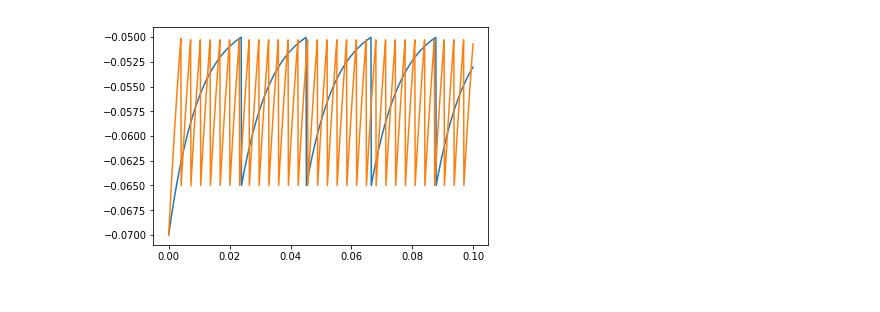
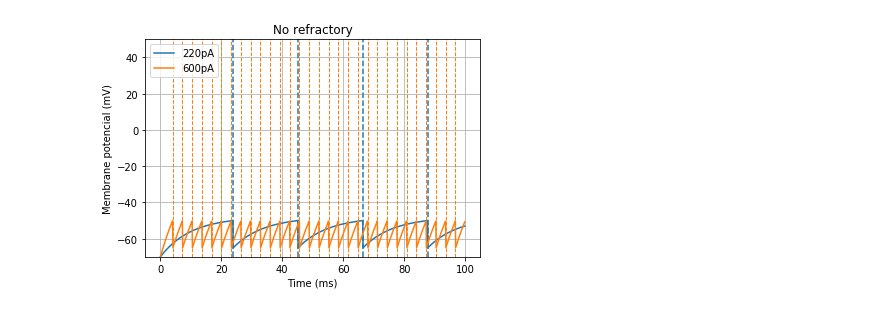
Before and after one commit to rmatsuda/introducao_neurociencia_computacional, a Jupyter notebook: renan/lista 2/final_membrana_potencial.ipynb, the cells around one changed output. Drawn from its saved outputs; the diff is of its cells as text; code cells hidden in the pictures.

```diff
--- a/renan/lista 2/final_membrana_potencial.ipynb
+++ b/renan/lista 2/final_membrana_potencial.ipynb
@@ -25,7 +25,7 @@ tau_Gref = 0.2*b2.ms
 deltaG = 2*b2.usiemens
 Gref_0 = 0*b2.siemens
 
-simulation_time = 10
+simulation_time = 100
 dt =  0.1 * b2.ms
 
 current = [220, 600]
@@ -39,7 +39,7 @@ current : amp
 """
 # LIF neuron using Brian2 library
 neuron = b2.NeuronGroup(
-    len(current), model=eqs, reset="v=v_reset_high; v=v_reset", threshold="v>firing_threshold",
+    len(current), model=eqs, reset="v=v_reset", threshold="v>firing_threshold",
     refractory=False, method="euler", dt=dt)
 neuron.v = v_rest  # set initial value
 neuron.current = current*b2.pA
@@ -51,10 +51,19 @@ spike_monitor = b2.SpikeMonitor(neuron)
 b2.run(simulation_time*b2.ms)
 
 plt.figure(1)
-plt.plot(state_monitor.t,state_monitor.v[0]/b2.mV)
-plt.plot(state_monitor.t,state_monitor.v[1]/b2.mV)
+for t in spike_monitor.spike_trains()[0]:
+    plt.axvline(t/b2.ms,0,50, ls='--', c='C0', lw=1.5)
+plt.plot(state_monitor.t/b2.ms,state_monitor.v[0]/b2.mV, label='220pA')
+for t in spike_monitor.spike_trains()[1]:
+    plt.axvline(t/b2.ms,0,50, ls='--', c='C1', lw=1)
+plt.plot(state_monitor.t/b2.ms,state_monitor.v[1]/b2.mV, label='600pA')
+plt.ylim((-70, 50))
+plt.title('No refractory')
+plt.xlabel('Time (ms)')
+plt.ylabel('Membrane potencial (mV)')
+plt.grid()
+plt.legend()
 
-print("oi")
 eqs = """
 dv/dt =
 ( ( (v_rest-v)/(membrane_capacitance * membrane_resistance) ) + (current/membrane_capacitance) ) : volt (unless refractory)
@@ -62,7 +71,7 @@ current : amp
 """
 # LIF neuron using Brian2 library
 neuron = b2.NeuronGroup(
-    len(current), model=eqs, reset="v=v_reset_high; v=v_reset", threshold="v>firing_threshold",
+    len(current), model=eqs, reset="v=v_reset", threshold="v>firing_threshold",
     refractory=refractory_time, method="euler")
 
 neuron.v = v_rest  # set initial value
@@ -72,11 +81,21 @@ neuron.current = current*b2.pA
 state_monitor = b2.StateMonitor(neuron, ["v"], record=True)
 spike_monitor = b2.SpikeMonitor(neuron)
 # run the simulation
-b2.run(simulation_time*b2.second)
+b2.run(simulation_time*b2.ms)
 
 plt.figure(2)
-plt.plot(state_monitor.t,state_monitor.v[0])
-plt.plot(state_monitor.t,state_monitor.v[1])
+for t in spike_monitor.spike_trains()[0]:
+    plt.axvline(t/b2.ms,0,50, ls='--', c='C0', lw=1.5)
+plt.plot(state_monitor.t/b2.ms,state_monitor.v[0]/b2.mV, label='220pA')
+for t in spike_monitor.spike_trains()[1]:
+    plt.axvline(t/b2.ms,0,50, ls='--', c='C1', lw=1)
+plt.plot(state_monitor.t/b2.ms,state_monitor.v[1]/b2.mV, label='600pA')
+plt.ylim((-70, 50))
+plt.title('Fixacao forcada da voltagem')
+plt.xlabel('Time (ms)')
+plt.ylabel('Membrane potencial (mV)')
+plt.grid()
+plt.legend()
 
 #
 eqs = """
@@ -88,7 +107,7 @@ current : amp
 
 # LIF neuron using Brian2 library
 neuron = b2.NeuronGroup(
-    len(current), model=eqs, reset="v=v_reset_high; v=v_reset; Vth=Vth_reset", threshold="v>Vth",
+    len(current), model=eqs, reset="v=v_reset; Vth=Vth_reset", threshold="v>Vth",
     refractory=False, method="euler")
 neuron.v = v_rest  # set initial value
 neuron.Vth = firing_threshold
@@ -98,45 +117,60 @@ neuron.current = current*b2.pA
 state_monitor = b2.StateMonitor(neuron, ["v", "Vth"], record=True)
 spike_monitor = b2.SpikeMonitor(neuron)
 # run the simulation
-b2.run(simulation_time*b2.second)
+b2.run(simulation_time*b2.ms)
 
 plt.figure(3)
-plt.plot(state_monitor.t,state_monitor.v[0])
-plt.plot(state_monitor.t,state_monitor.v[1])
+for t in spike_monitor.spike_trains()[0]:
+    plt.axvline(t/b2.ms,0,50, ls='--', c='C0', lw=1.5)
+plt.plot(state_monitor.t/b2.ms,state_monitor.v[0]/b2.mV, label='220pA')
+for t in spike_monitor.spike_trains()[1]:
+    plt.axvline(t/b2.ms,0,50, ls='--', c='C1', lw=1)
+plt.plot(state_monitor.t/b2.ms,state_monitor.v[1]/b2.mV, label='600pA')
+plt.ylim((-70, 50))
+plt.title('Aumento do limiar')
+plt.xlabel('Time (ms)')
+plt.ylabel('Membrane potencial (mV)')
+plt.grid()
+plt.legend()
 
 #
 eqs = """
 dGref/dt = -Gref/tau_Gref : siemens
 dv/dt =
 ( ( (v_rest-v)/(membrane_capacitance * membrane_resistance) ) + (Gref *(E_k - v))/membrane_capacitance + (current/membrane_capacitance) ) : volt
 dVth/dt = (firing_threshold - Vth)/tau_refractory :  volt
 current : amp
 """
 # LIF neuron using Brian2 library
 neuron = b2.NeuronGroup(
-    len(current), model=eqs, reset="v=v_reset_high; Vth=Vth_reset; Gref=Gref+deltaG", threshold="v>Vth",
+    len(current), model=eqs, reset=" Vth=Vth_reset; Gref=Gref+deltaG", threshold="v>Vth",
     refractory=False, method="euler")
 neuron.v = v_rest  # set initial value
 neuron.Vth = firing_threshold
 neuron.Gref = Gref_0
 neuron.current = current*b2.pA
 
 # monitoring membrane potential of neuron and injecting current
 state_monitor = b2.StateMonitor(neuron, ["v", "Vth", "Gref"], record=True)
 spike_monitor = b2.SpikeMonitor(neuron)
 # run the simulation
-b2.run(simulation_time*b2.second)
+b2.run(simulation_time*b2.ms)
 
 plt.figure(4)
-plt.plot(state_monitor.t,state_monitor.v[0])
-plt.plot(state_monitor.t,state_monitor.v[1])
-
-plt.xlabel('I (nA)')
-plt.ylabel('Firing rate (sp/s)')
+for t in spike_monitor.spike_trains()[0]:
+    plt.axvline(t/b2.ms,0,50, ls='--', c='C0', lw=1.5)
+plt.plot(state_monitor.t/b2.ms,state_monitor.v[0]/b2.mV, label='220pA')
+for t in spike_monitor.spike_trains()[1]:
+    plt.axvline(t/b2.ms,0,50, ls='--', c='C1', lw=1)
+plt.plot(state_monitor.t/b2.ms,state_monitor.v[1]/b2.mV, label='600pA')
+plt.ylim((-120, 50))
+plt.title('Condutancia refrataria')
+plt.xlabel('Time (ms)')
+plt.ylabel('Membrane potencial (mV)')
 plt.grid()
 plt.legend()
 
 
 plt.show()
 # %% [output]
-[figure, old version]
+[figure, new version]
```
Also changed, not shown: parts of 1 cell of this notebook.
